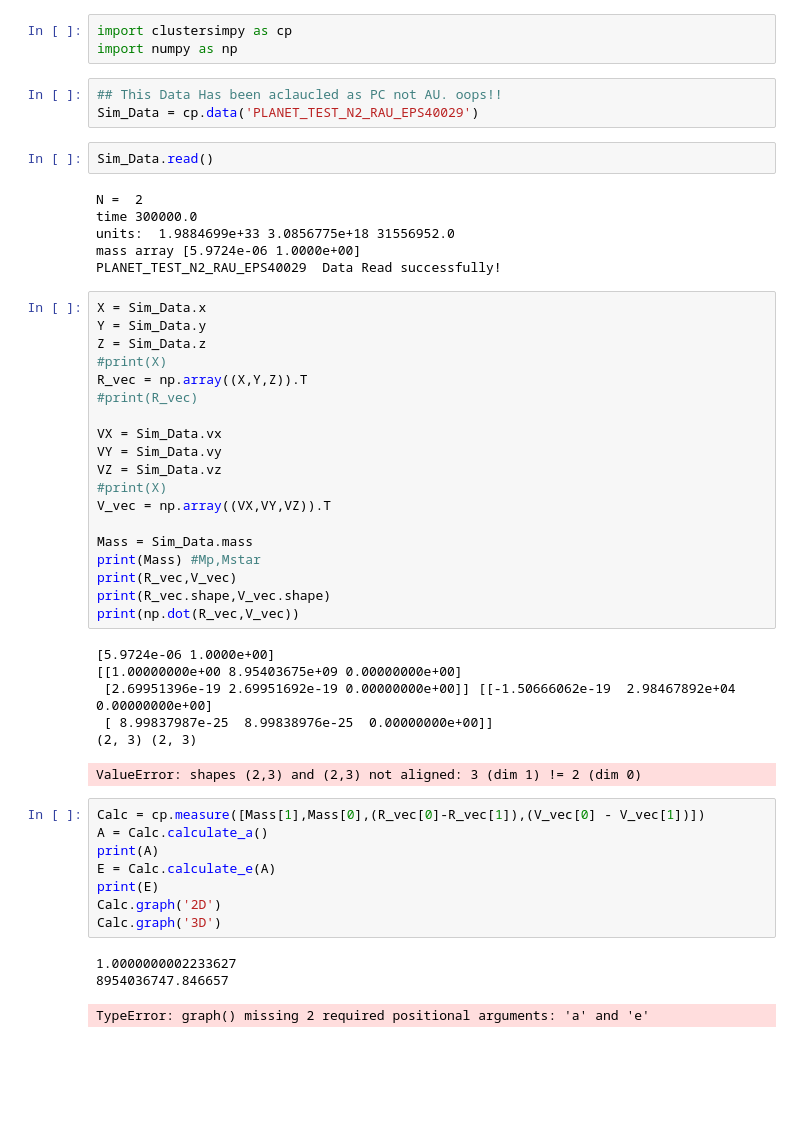
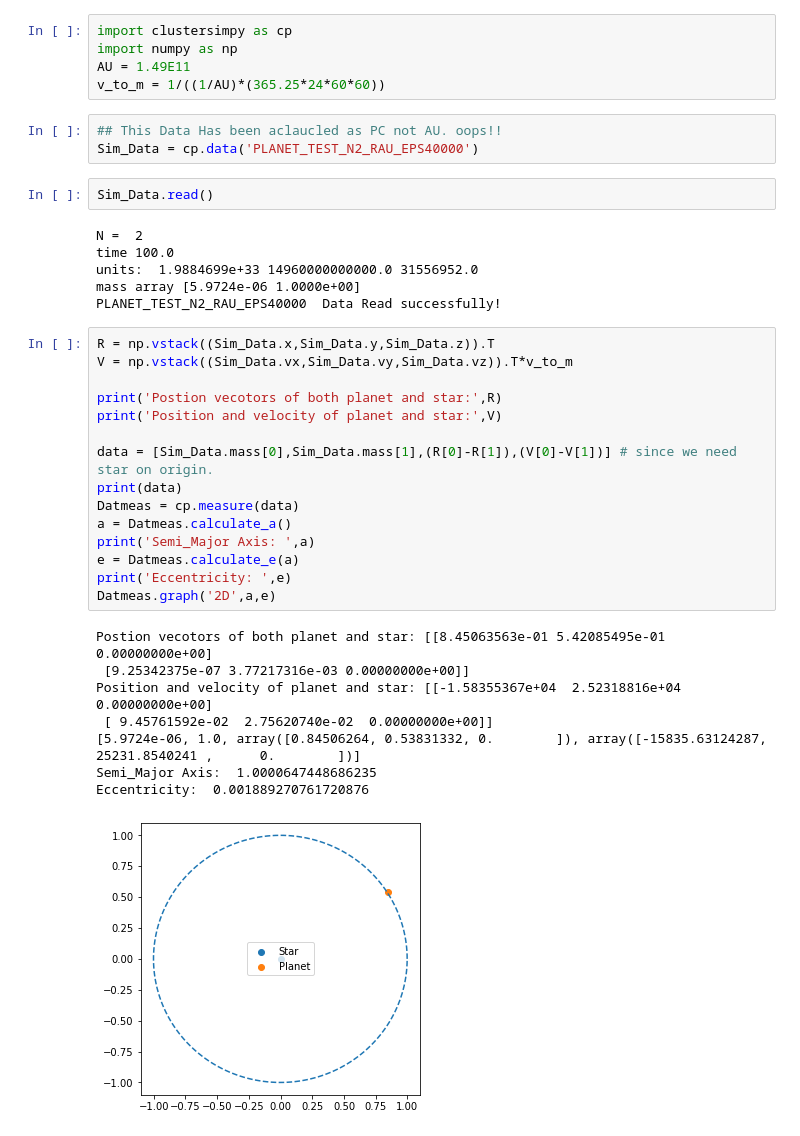
Before and after one commit to RhysAlfShaw/MSc_Project_Code, a Jupyter notebook: Sys_around_clusterstar.ipynb, the cells around one changed output. Saved outputs shown, nothing was run; the diff lists cells and outputs as text; blank space fills up the shorter version.

```diff
--- a/Sys_around_clusterstar.ipynb
+++ b/Sys_around_clusterstar.ipynb
@@ -1,52 +1,40 @@
 # %%
 import clustersimpy as cp
 import numpy as np
+AU = 1.49E11
+v_to_m = 1/((1/AU)*(365.25*24*60*60))
 # %%
 ## This Data Has been aclaucled as PC not AU. oops!!
-Sim_Data = cp.data('PLANET_TEST_N2_RAU_EPS40029')
+Sim_Data = cp.data('PLANET_TEST_N2_RAU_EPS40000')
 # %%
 Sim_Data.read()
 # %% [output]
 N =  2
-time 300000.0
-units:  1.9884699e+33 3.0856775e+18 31556952.0
+time 100.0
+units:  1.9884699e+33 14960000000000.0 31556952.0
 mass array [5.9724e-06 1.0000e+00]
-PLANET_TEST_N2_RAU_EPS40029  Data Read successfully!
+PLANET_TEST_N2_RAU_EPS40000  Data Read successfully!
-# %%
-X = Sim_Data.x
-Y = Sim_Data.y
-Z = Sim_Data.z
-#print(X)
-R_vec = np.array((X,Y,Z)).T
-#print(R_vec)
-
-VX = Sim_Data.vx
-VY = Sim_Data.vy
-VZ = Sim_Data.vz
-#print(X)
-V_vec = np.array((VX,VY,VZ)).T
-
-Mass = Sim_Data.mass
-print(Mass) #Mp,Mstar
-print(R_vec,V_vec)
-print(R_vec.shape,V_vec.shape)
-print(np.dot(R_vec,V_vec))
-# %% [output]
-[5.9724e-06 1.0000e+00]
-[[1.00000000e+00 8.95403675e+09 0.00000000e+00]
- [2.69951396e-19 2.69951692e-19 0.00000000e+00]] [[-1.50666062e-19  2.98467892e+04  0.00000000e+00]
- [ 8.99837987e-25  8.99838976e-25  0.00000000e+00]]
-(2, 3) (2, 3)
-ValueError: shapes (2,3) and (2,3) not aligned: 3 (dim 1) != 2 (dim 0)
-# %%
-Calc = cp.measure([Mass[1],Mass[0],(R_vec[0]-R_vec[1]),(V_vec[0] - V_vec[1])])
-A = Calc.calculate_a()
-print(A)
-E = Calc.calculate_e(A)
-print(E)
-Calc.graph('2D')
-Calc.graph('3D')
-# %% [output]
-1.0000000002233627
-8954036747.846657
-TypeError: graph() missing 2 required positional arguments: 'a' and 'e'
+# %%
+R = np.vstack((Sim_Data.x,Sim_Data.y,Sim_Data.z)).T
+V = np.vstack((Sim_Data.vx,Sim_Data.vy,Sim_Data.vz)).T*v_to_m
+
+print('Postion vecotors of both planet and star:',R)
+print('Position and velocity of planet and star:',V)
+
+data = [Sim_Data.mass[0],Sim_Data.mass[1],(R[0]-R[1]),(V[0]-V[1])] # since we need star on origin.
+print(data)
+Datmeas = cp.measure(data)
+a = Datmeas.calculate_a()
+print('Semi_Major Axis: ',a)
+e = Datmeas.calculate_e(a)
+print('Eccentricity: ',e)
+Datmeas.graph('2D',a,e)
+# %% [output]
+Postion vecotors of both planet and star: [[8.45063563e-01 5.42085495e-01 0.00000000e+00]
+ [9.25342375e-07 3.77217316e-03 0.00000000e+00]]
+Position and velocity of planet and star: [[-1.58355367e+04  2.52318816e+04  0.00000000e+00]
+ [ 9.45761592e-02  2.75620740e-02  0.00000000e+00]]
+[5.9724e-06, 1.0, array([0.84506264, 0.53831332, 0.        ]), array([-15835.63124287,  25231.8540241 ,      0.        ])]
+Semi_Major Axis:  1.0000647448686235
+Eccentricity:  0.001889270761720876
+[figure, added]
```
Also changed, not shown: parts of 1 cell of this notebook, 9 other files.
